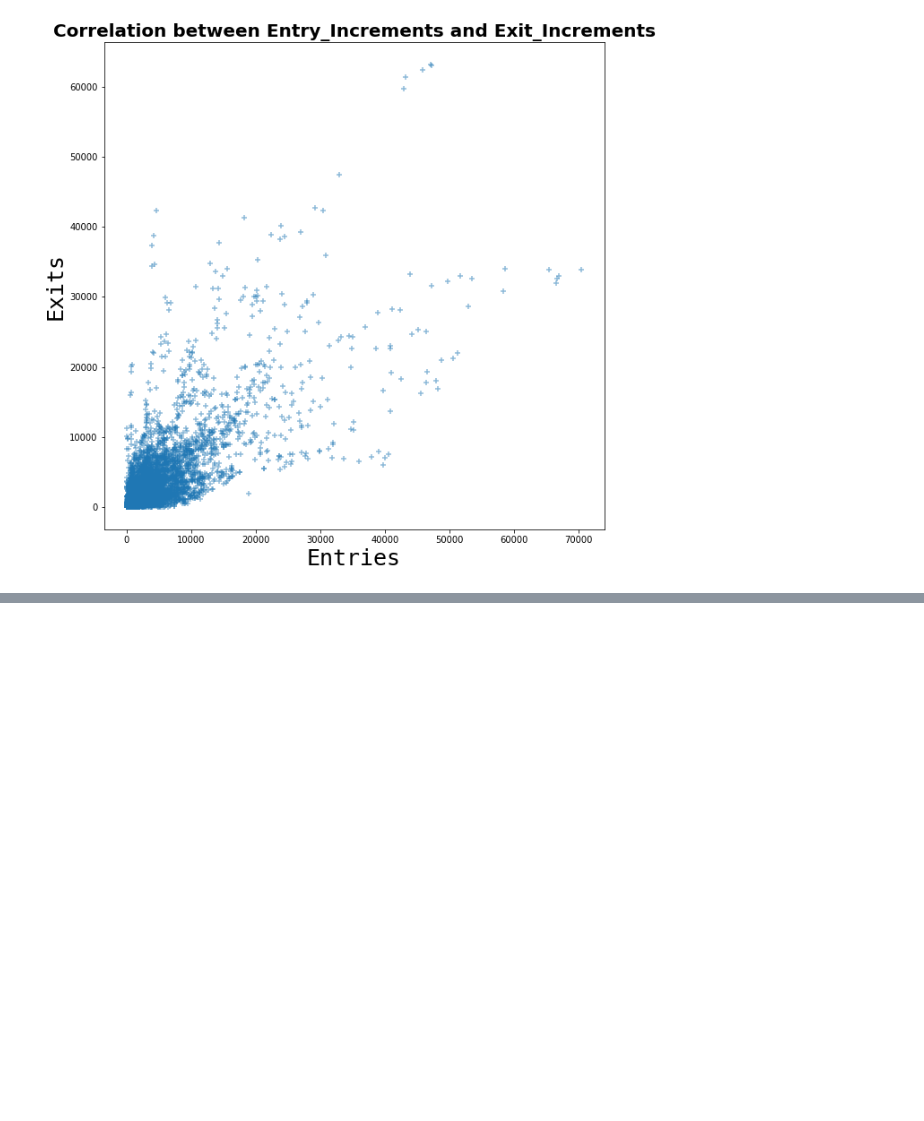
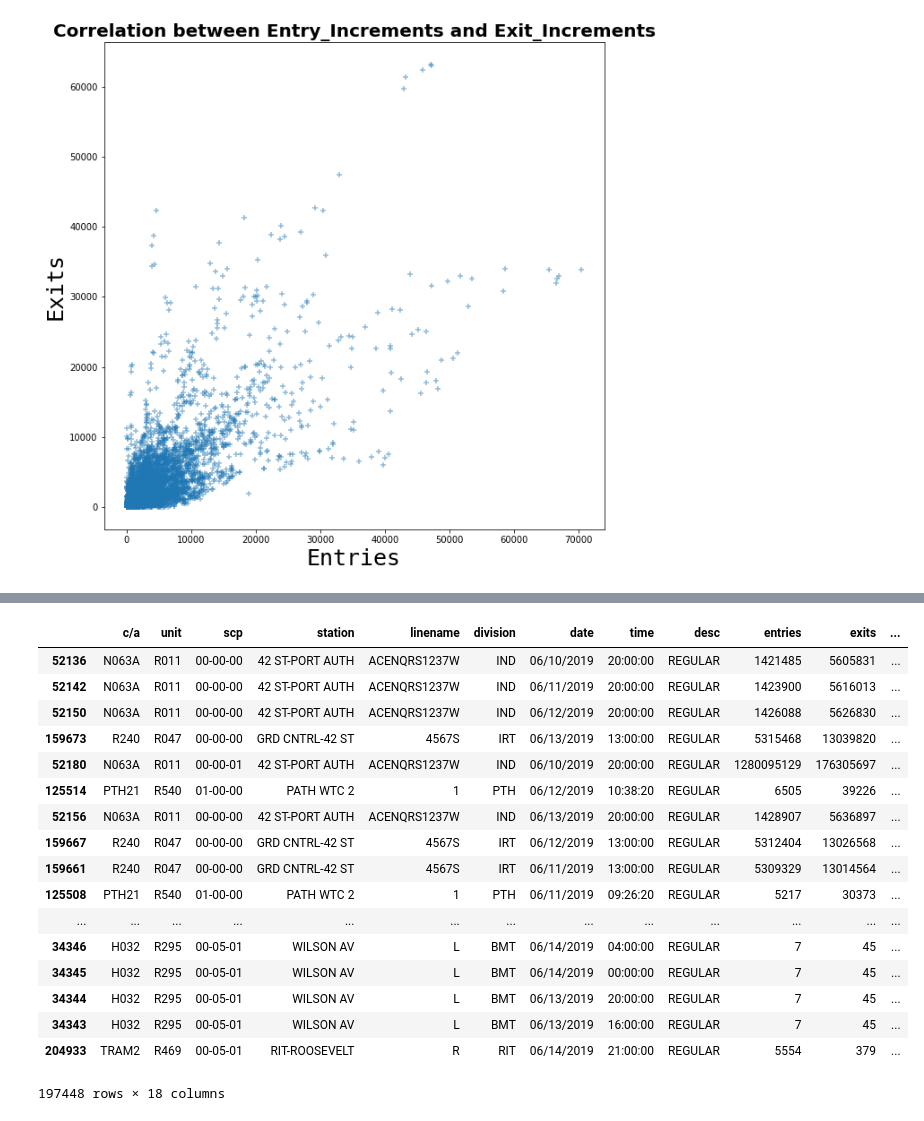
Before and after one commit to cnarrieta18/Metis_project1_mta, a Jupyter notebook: Project_01 - Matplotlib.ipynb, the cells around one changed output, grey strips where cells are left out. Saved outputs shown, nothing was run; the diff lists cells and outputs as text; code cells hidden in the pictures; blank space fills up the shorter version.

```diff
--- a/Project_01 - Matplotlib.ipynb
+++ b/Project_01 - Matplotlib.ipynb
@@ -249,0 +382,21 @@ plt.show();
+# %%
+df
+# %% [output]
+|  | c/a | unit | scp | station | linename | division | date | time | desc | entries | exits | ... |
+| 52136 | N063A | R011 | 00-00-00 | 42 ST-PORT AUTH | ACENQRS1237W | IND | 06/10/2019 | 20:00:00 | REGULAR | 1421485 | 5605831 | ... |
+| 52142 | N063A | R011 | 00-00-00 | 42 ST-PORT AUTH | ACENQRS1237W | IND | 06/11/2019 | 20:00:00 | REGULAR | 1423900 | 5616013 | ... |
+| 52150 | N063A | R011 | 00-00-00 | 42 ST-PORT AUTH | ACENQRS1237W | IND | 06/12/2019 | 20:00:00 | REGULAR | 1426088 | 5626830 | ... |
+| 159673 | R240 | R047 | 00-00-00 | GRD CNTRL-42 ST | 4567S | IRT | 06/13/2019 | 13:00:00 | REGULAR | 5315468 | 13039820 | ... |
+| 52180 | N063A | R011 | 00-00-01 | 42 ST-PORT AUTH | ACENQRS1237W | IND | 06/10/2019 | 20:00:00 | REGULAR | 1280095129 | 176305697 | ... |
+| 125514 | PTH21 | R540 | 01-00-00 | PATH WTC 2 | 1 | PTH | 06/12/2019 | 10:38:20 | REGULAR | 6505 | 39226 | ... |
+| 52156 | N063A | R011 | 00-00-00 | 42 ST-PORT AUTH | ACENQRS1237W | IND | 06/13/2019 | 20:00:00 | REGULAR | 1428907 | 5636897 | ... |
+| 159667 | R240 | R047 | 00-00-00 | GRD CNTRL-42 ST | 4567S | IRT | 06/12/2019 | 13:00:00 | REGULAR | 5312404 | 13026568 | ... |
+| 159661 | R240 | R047 | 00-00-00 | GRD CNTRL-42 ST | 4567S | IRT | 06/11/2019 | 13:00:00 | REGULAR | 5309329 | 13014564 | ... |
+| 125508 | PTH21 | R540 | 01-00-00 | PATH WTC 2 | 1 | PTH | 06/11/2019 | 09:26:20 | REGULAR | 5217 | 30373 | ... |
+| ... | ... | ... | ... | ... | ... | ... | ... | ... | ... | ... | ... | ... |
+| 34346 | H032 | R295 | 00-05-01 | WILSON AV | L | BMT | 06/14/2019 | 04:00:00 | REGULAR | 7 | 45 | ... |
+| 34345 | H032 | R295 | 00-05-01 | WILSON AV | L | BMT | 06/14/2019 | 00:00:00 | REGULAR | 7 | 45 | ... |
+| 34344 | H032 | R295 | 00-05-01 | WILSON AV | L | BMT | 06/13/2019 | 20:00:00 | REGULAR | 7 | 45 | ... |
+| 34343 | H032 | R295 | 00-05-01 | WILSON AV | L | BMT | 06/13/2019 | 16:00:00 | REGULAR | 7 | 45 | ... |
+| 204933 | TRAM2 | R469 | 00-05-01 | RIT-ROOSEVELT | R | RIT | 06/14/2019 | 21:00:00 | REGULAR | 5554 | 379 | ... |
+197448 rows × 18 columns
```
Also changed, not shown: parts of 11 cells of this notebook.
